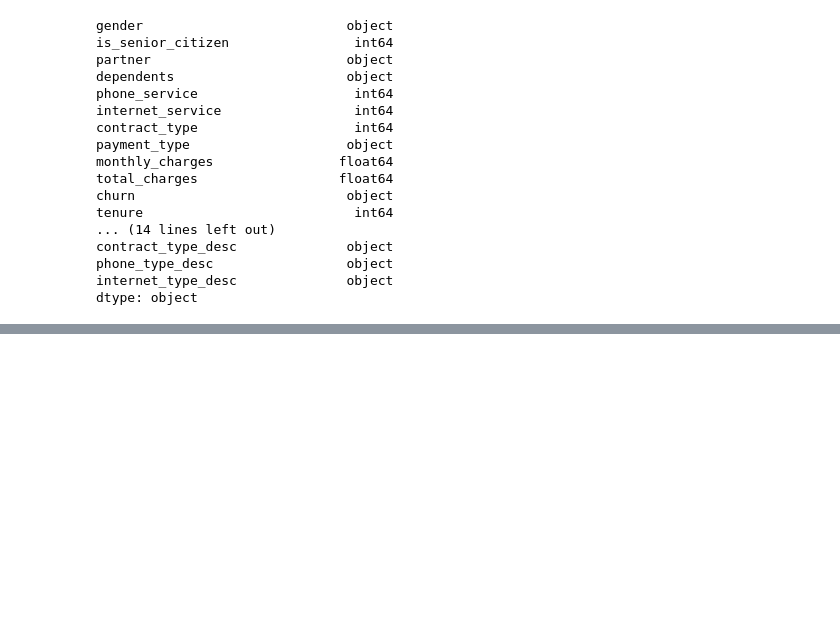
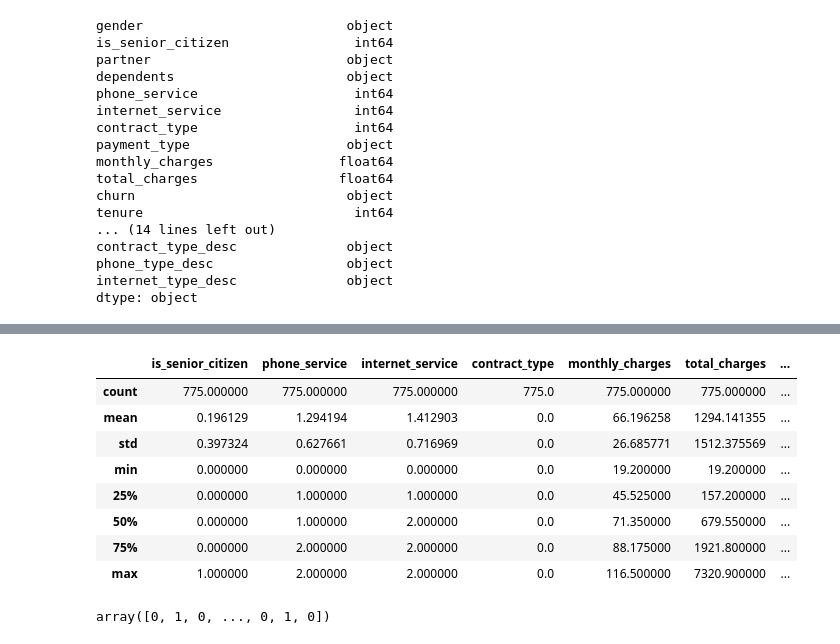
Before and after one commit to Jared-Godar/storytelling, a Jupyter notebook: project/telecom_churn_model.ipynb, the cells around one changed output, grey strips where cells are left out. Cells and saved outputs as stored; diff of their text form; code cells hidden in the pictures; blank space fills up the shorter version.

```diff
--- a/project/telecom_churn_model.ipynb
+++ b/project/telecom_churn_model.ipynb
@@ -157,0 +256,16 @@ dtype: object
+# %%
+X_test.describe()
+# %% [output]
+|  | is_senior_citizen | phone_service | internet_service | contract_type | monthly_charges | total_charges | ... |
+| count | 775.000000 | 775.000000 | 775.000000 | 775.0 | 775.000000 | 775.000000 | ... |
+| mean | 0.196129 | 1.294194 | 1.412903 | 0.0 | 66.196258 | 1294.141355 | ... |
+| std | 0.397324 | 0.627661 | 0.716969 | 0.0 | 26.685771 | 1512.375569 | ... |
+| min | 0.000000 | 0.000000 | 0.000000 | 0.0 | 19.200000 | 19.200000 | ... |
+| 25% | 0.000000 | 1.000000 | 1.000000 | 0.0 | 45.525000 | 157.200000 | ... |
+| 50% | 0.000000 | 1.000000 | 2.000000 | 0.0 | 71.350000 | 679.550000 | ... |
+| 75% | 0.000000 | 2.000000 | 2.000000 | 0.0 | 88.175000 | 1921.800000 | ... |
+| max | 1.000000 | 2.000000 | 2.000000 | 0.0 | 116.500000 | 7320.900000 | ... |
+# %%
+y_train
+# %% [output]
+array([0, 1, 0, ..., 0, 1, 0])
```
Also changed, not shown: parts of 31 cells of this notebook, 3 other files.
